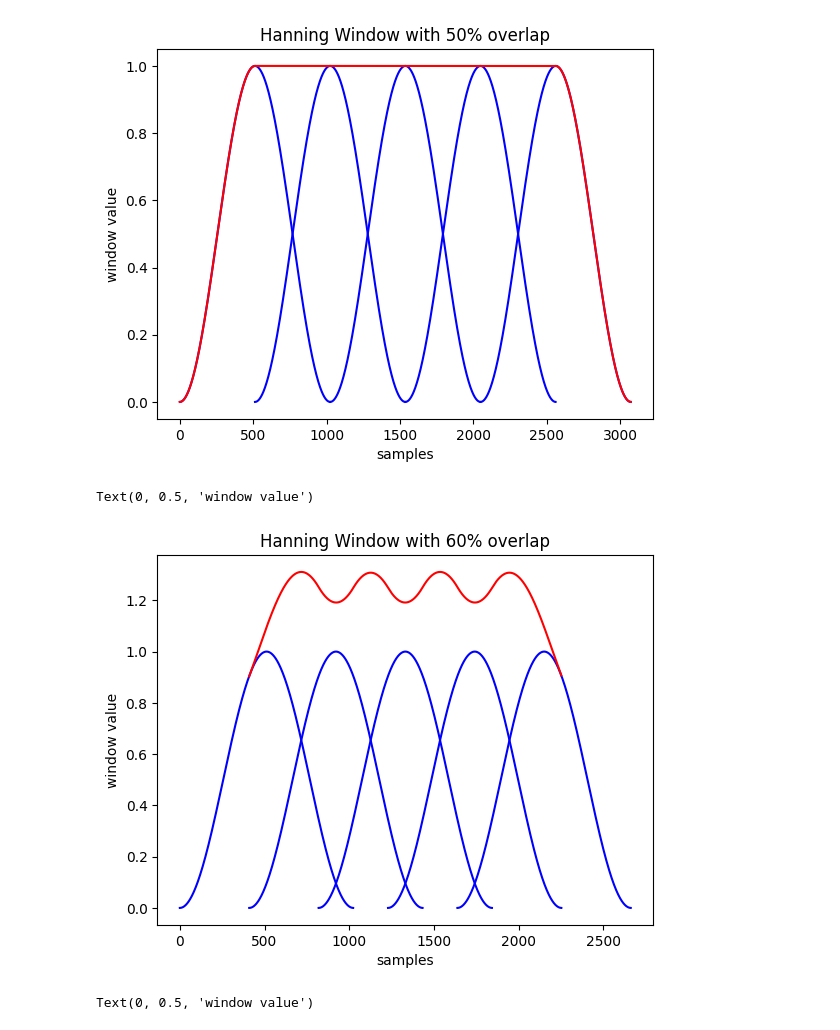
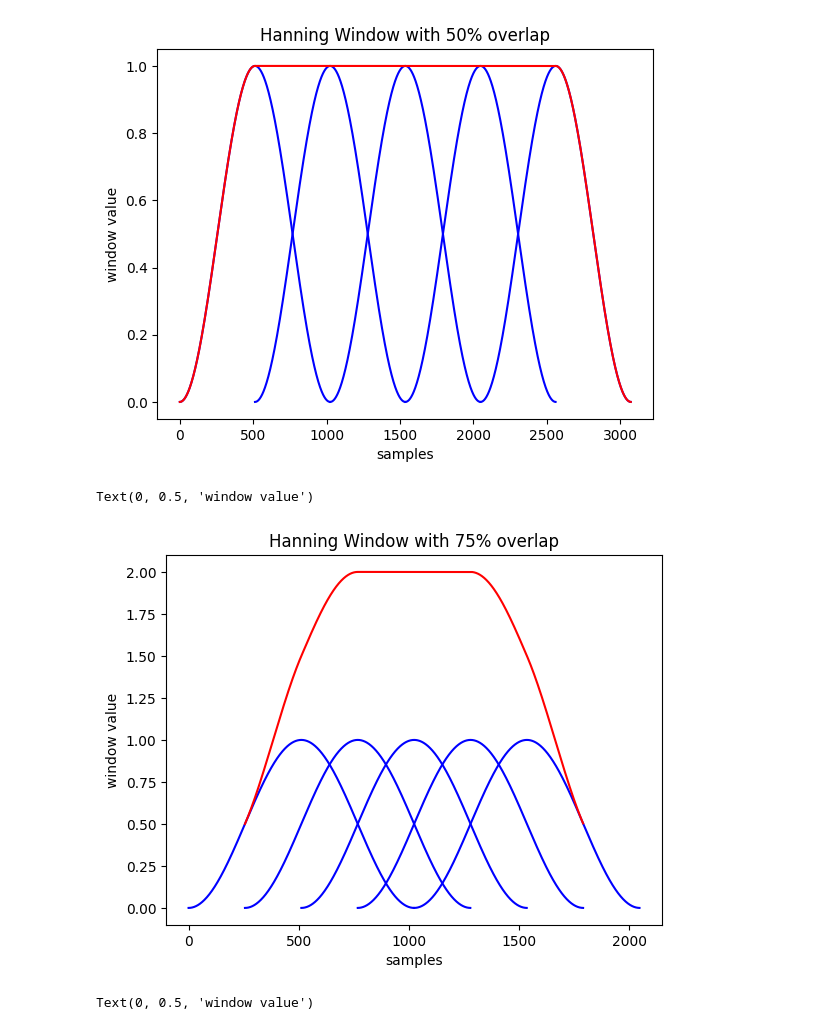
Before and after one commit to samsmith00/junior-IS, a Jupyter notebook: pythonScripts/hanningWindow.ipynb, the cells around one changed output. Drawn from its saved outputs; the diff is of its cells as text; code cells hidden in the pictures.

```diff
--- a/pythonScripts/hanningWindow.ipynb
+++ b/pythonScripts/hanningWindow.ipynb
@@ -91,38 +91,38 @@ Text(0, 0.5, 'window value')
 # %%
 # Cola Property Visualization
 num_windows = 5
-hop_size = 1024 * .4
+hop_size = 1024 * .25
 
 
 
 cola_len = int(window_size + (num_windows - 1)*hop_size)
 stop = cola_len - hop_size
 
 cola_prop = np.zeros(cola_len)
 
 for i in range(num_windows):
     offset = int(i * hop_size)
     cola_prop[offset:offset + window_size] += hannWindow
 
 
 # just draw the overlap line plot
 cola_prop_line = cola_prop[int(hop_size): int(cola_len - hop_size)]
 
 
 cola_p_x = np.arange(len(cola_prop_line))
 
 for i in range(num_windows):
     offset = i * hop_size
     plt.plot(x + offset, hannWindow, 'blue')
 
 plt.plot(cola_p_x + hop_size, cola_prop_line, "red")
 
-plt.title("Hanning Window with 60% overlap")
+plt.title("Hanning Window with 75% overlap")
 plt.xlabel("samples")
 plt.ylabel("window value")
 # %% [output]
 Text(0, 0.5, 'window value')
-[figure, old version]
+[figure, new version]
 # %%
 # COLA Property Visualization
 
```
Also changed, not shown: 4 other files.
